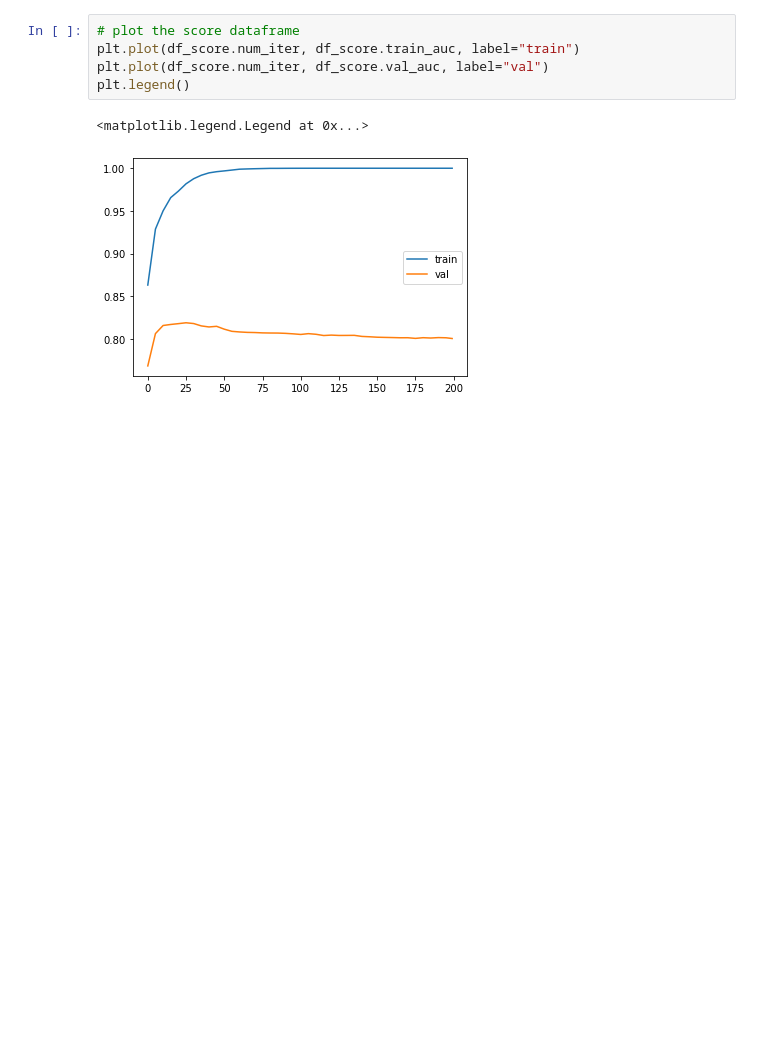
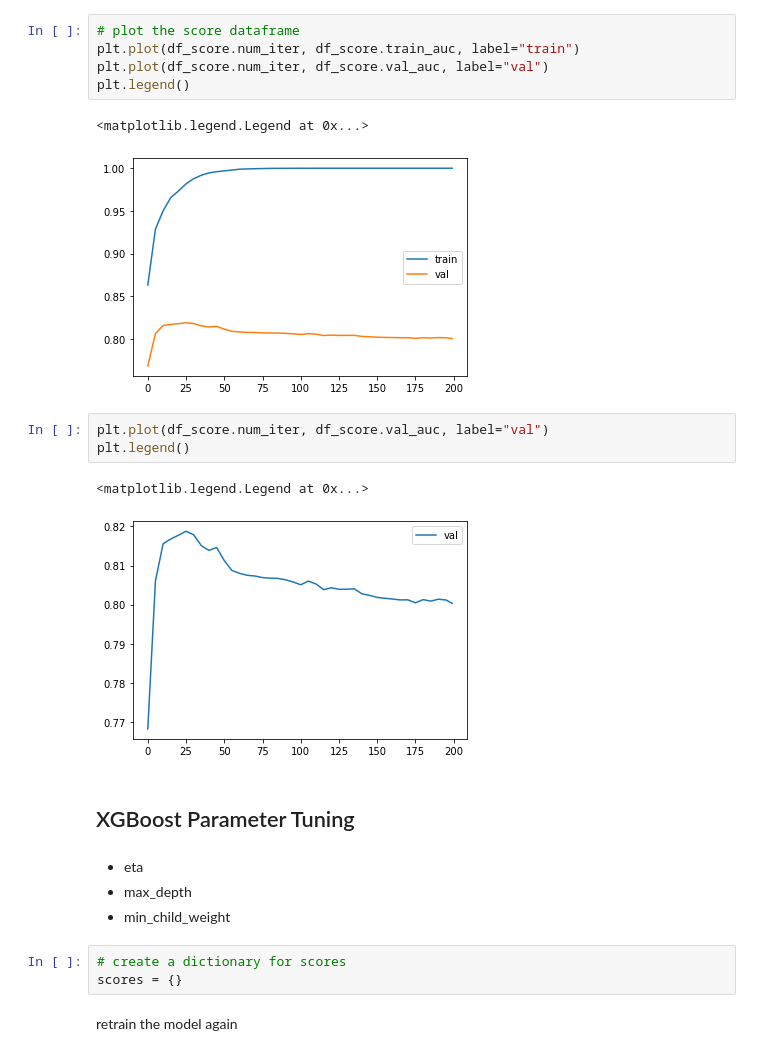
Before and after one commit to AiJared/ML-Roadmap, a Jupyter notebook: Trees/Credit Risk Scoring.ipynb, the cells around one changed output. Cells and saved outputs as stored; diff of their text form; blank space fills up the shorter version.

Commit message:
started xgboost parameter tuning

```diff
--- a/Trees/Credit Risk Scoring.ipynb
+++ b/Trees/Credit Risk Scoring.ipynb
@@ -887,3 +889,20 @@ plt.legend()
 # %% [output]
 <matplotlib.legend.Legend at 0x...>
 [figure]
+# %%
+plt.plot(df_score.num_iter, df_score.val_auc, label="val")
+plt.legend()
+# %% [output]
+<matplotlib.legend.Legend at 0x...>
+[figure, added]
+# %% [markdown]
+## XGBoost Parameter Tuning
+# %% [markdown]
+- eta
+- max_depth
+- min_child_weight
+# %%
+# create a dictionary for scores
+scores = {}
+# %% [markdown]
+retrain the model again
```
Also changed, not shown: parts of 6 cells of this notebook.
